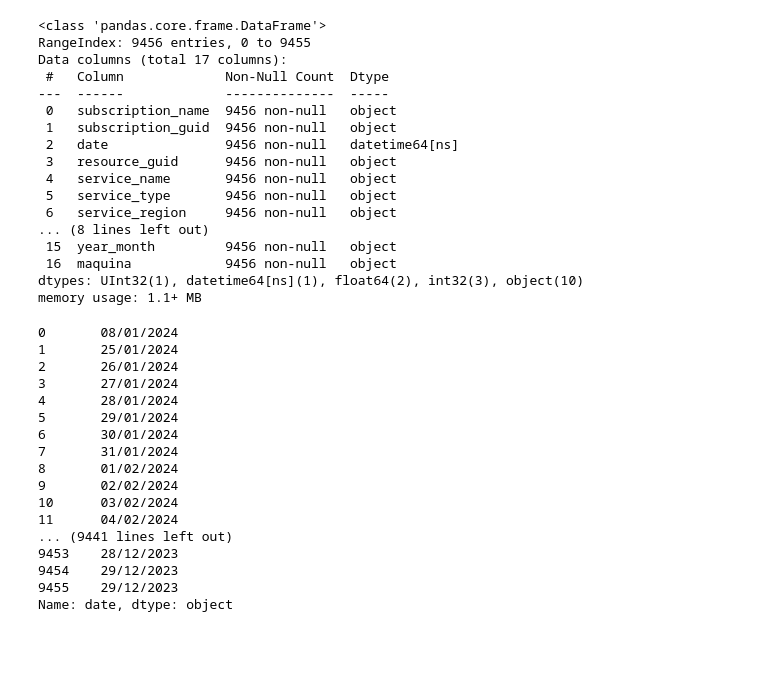
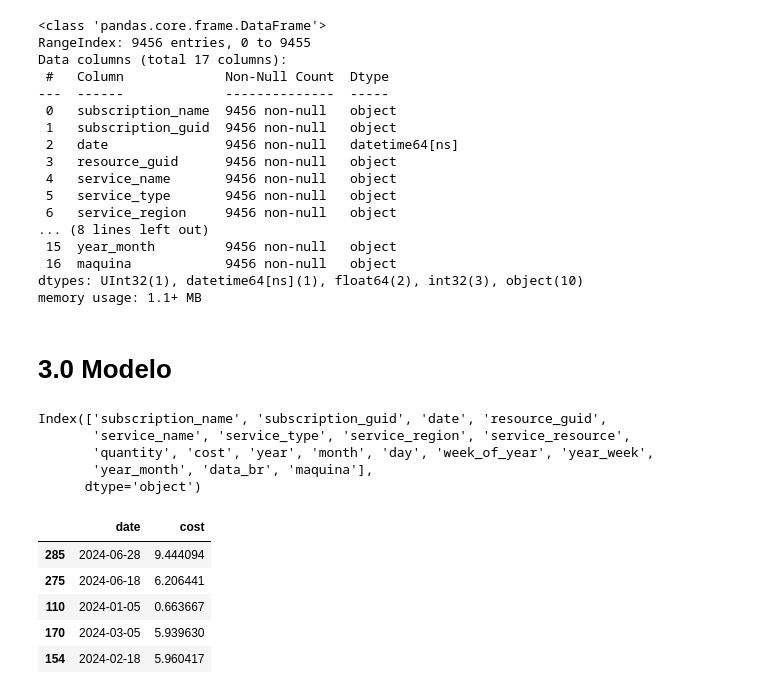
Before and after one commit to Gabrielnbr/modelo_unicin, a Jupyter notebook: src/app/testes/teste.ipynb, the cells around one changed output. Saved outputs shown, nothing was run; the diff lists cells and outputs as text; code cells hidden in the pictures; blank space fills up the shorter version.

```diff
--- a/src/app/testes/teste.ipynb
+++ b/src/app/testes/teste.ipynb
@@ -99,20 +98,2 @@ df2 = df_concat['date'].dt.strftime('%d/%m/%Y')
-# %%
-df2
-# %% [output]
-0       08/01/2024
-1       25/01/2024
-2       26/01/2024
-3       27/01/2024
-4       28/01/2024
-5       29/01/2024
-6       30/01/2024
-7       31/01/2024
-8       01/02/2024
-9       02/02/2024
-10      03/02/2024
-11      04/02/2024
-... (9441 lines left out)
-9453    28/12/2023
-9454    29/12/2023
-9455    29/12/2023
-Name: date, dtype: object
+# %% [markdown]
+# 3.0 Modelo
@@ -118,0 +104,18 @@ Name: date, dtype: object
+# %%
+df.columns
+# %% [output]
+Index(['subscription_name', 'subscription_guid', 'date', 'resource_guid',
+       'service_name', 'service_type', 'service_region', 'service_resource',
+       'quantity', 'cost', 'year', 'month', 'day', 'week_of_year', 'year_week',
+       'year_month', 'data_br', 'maquina'],
+      dtype='object')
+# %%
+df_model = reposicons.loc[reposicons['service_name'] != "Functions", ['date','cost']].groupby('date').sum().sort_values(by='date').reset_index()
+df_model.sample(5)
+# %% [output]
+|  | date | cost |
+| 285 | 2024-06-28 | 9.444094 |
+| 275 | 2024-06-18 | 6.206441 |
+| 110 | 2024-01-05 | 0.663667 |
+| 170 | 2024-03-05 | 5.939630 |
+| 154 | 2024-02-18 | 5.960417 |
```
Also changed, not shown: parts of 22 cells of this notebook, 11 other files.
